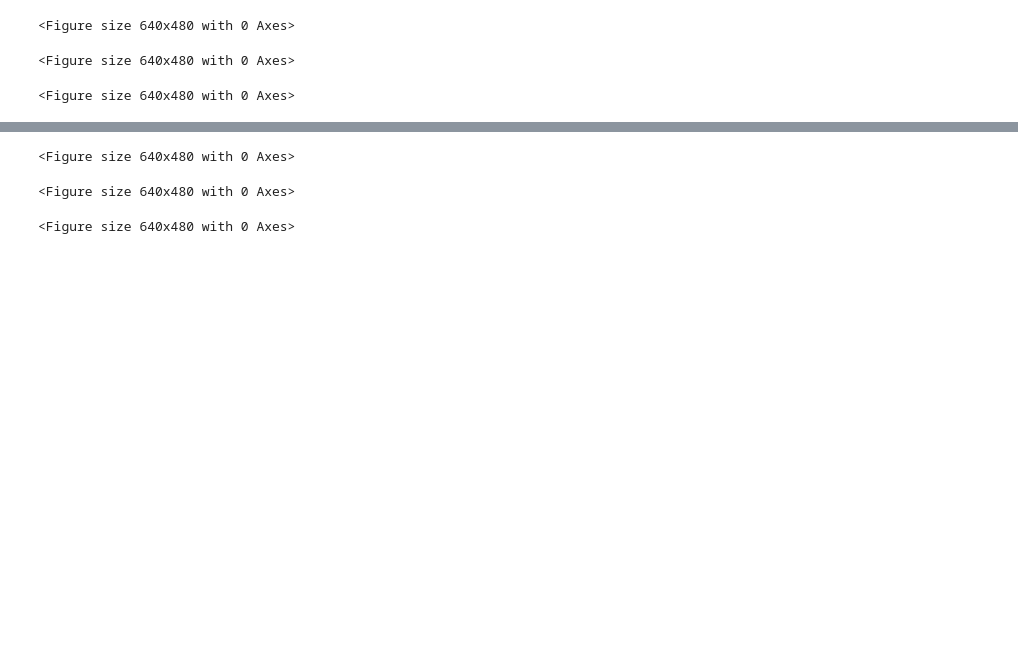
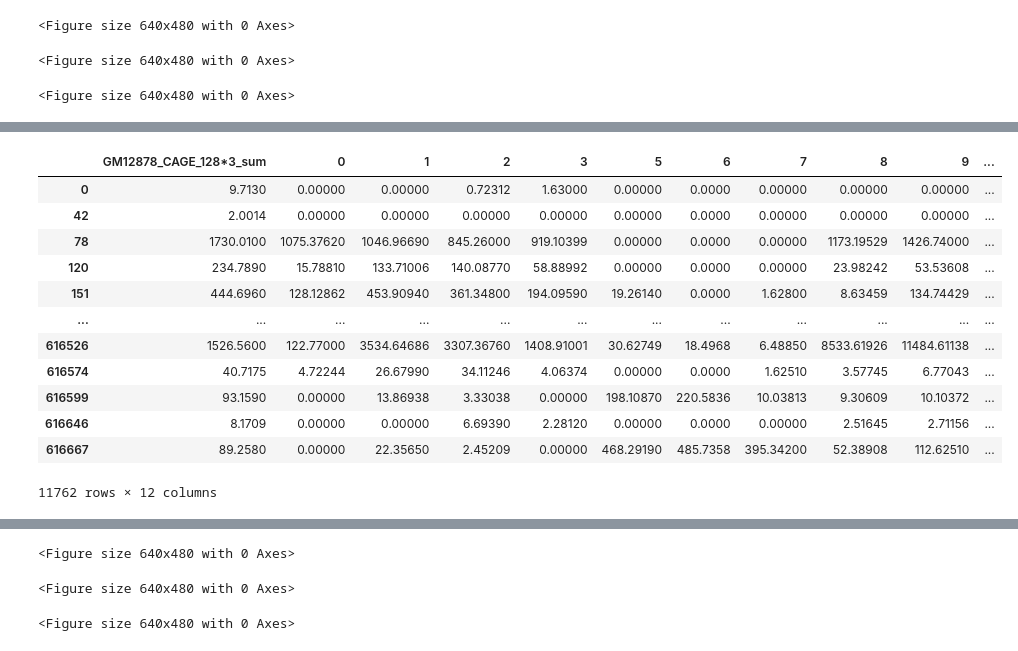
Before and after one commit to AndrewH72/Transcription-Start-Site-Usage-Prediction, a Jupyter notebook: correlation.ipynb, the cells around one changed output, grey strips where cells are left out. Drawn from its saved outputs; the diff is of its cells as text; code cells hidden in the pictures; blank space fills up the shorter version.

```diff
--- a/correlation.ipynb
+++ b/correlation.ipynb
@@ -241,0 +257,16 @@ k5_cage_correlation.to_csv("csvs/correlation/rnaseq_vs_rnacage/k5_seq_vs_cage.cs
+# %%
+gm12878_cage
+# %% [output]
+|  | GM12878_CAGE_128*3_sum | 0 | 1 | 2 | 3 | 5 | 6 | 7 | 8 | 9 | ... |
+| 0 | 9.7130 | 0.00000 | 0.00000 | 0.72312 | 1.63000 | 0.00000 | 0.0000 | 0.00000 | 0.00000 | 0.00000 | ... |
+| 42 | 2.0014 | 0.00000 | 0.00000 | 0.00000 | 0.00000 | 0.00000 | 0.0000 | 0.00000 | 0.00000 | 0.00000 | ... |
+| 78 | 1730.0100 | 1075.37620 | 1046.96690 | 845.26000 | 919.10399 | 0.00000 | 0.0000 | 0.00000 | 1173.19529 | 1426.74000 | ... |
+| 120 | 234.7890 | 15.78810 | 133.71006 | 140.08770 | 58.88992 | 0.00000 | 0.0000 | 0.00000 | 23.98242 | 53.53608 | ... |
+| 151 | 444.6960 | 128.12862 | 453.90940 | 361.34800 | 194.09590 | 19.26140 | 0.0000 | 1.62800 | 8.63459 | 134.74429 | ... |
+| ... | ... | ... | ... | ... | ... | ... | ... | ... | ... | ... | ... |
+| 616526 | 1526.5600 | 122.77000 | 3534.64686 | 3307.36760 | 1408.91001 | 30.62749 | 18.4968 | 6.48850 | 8533.61926 | 11484.61138 | ... |
+| 616574 | 40.7175 | 4.72244 | 26.67990 | 34.11246 | 4.06374 | 0.00000 | 0.0000 | 1.62510 | 3.57745 | 6.77043 | ... |
+| 616599 | 93.1590 | 0.00000 | 13.86938 | 3.33038 | 0.00000 | 198.10870 | 220.5836 | 10.03813 | 9.30609 | 10.10372 | ... |
+| 616646 | 8.1709 | 0.00000 | 0.00000 | 6.69390 | 2.28120 | 0.00000 | 0.0000 | 0.00000 | 2.51645 | 2.71156 | ... |
+| 616667 | 89.2580 | 0.00000 | 22.35650 | 2.45209 | 0.00000 | 468.29190 | 485.7358 | 395.34200 | 52.38908 | 112.62510 | ... |
+11762 rows × 12 columns
```
Also changed, not shown: parts of 3 cells of this notebook.
